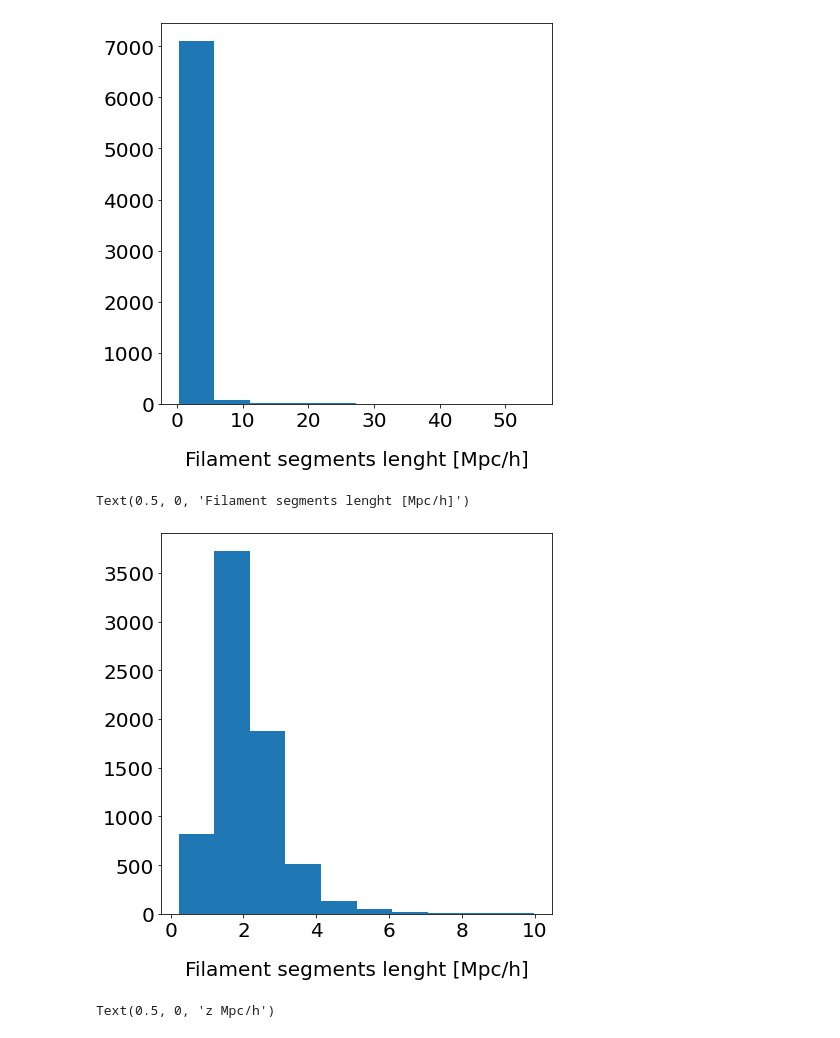
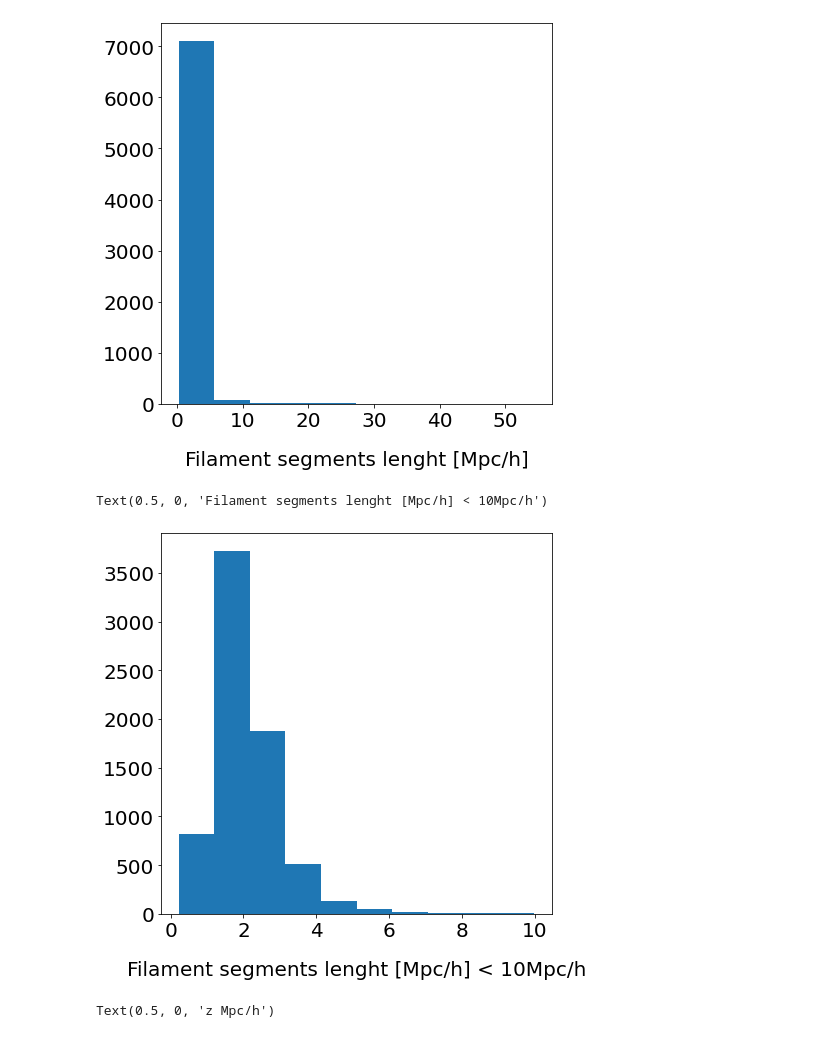
Before and after one commit to jsuarez314/alignment_desi, a Jupyter notebook: GAMA_filaments.ipynb, the cells around one changed output. Cells and saved outputs as stored; diff of their text form; code cells hidden in the pictures.

```diff
--- a/GAMA_filaments.ipynb
+++ b/GAMA_filaments.ipynb
@@ -55,11 +55,11 @@ Text(0.5, 0, 'Filament segments lenght [Mpc/h]')
 # %%
 # filtering for lenghts < 10
 fig = pl.figure(figsize=(7,7))
 _ = pl.hist(D[D<10])
-pl.xlabel('Filament segments lenght [Mpc/h]')
+pl.xlabel('Filament segments lenght [Mpc/h] < 10Mpc/h')
 # %% [output]
-Text(0.5, 0, 'Filament segments lenght [Mpc/h]')
+Text(0.5, 0, 'Filament segments lenght [Mpc/h] < 10Mpc/h')
-[figure, old version]
+[figure, new version]
 # %%
 # Plot a filament with filament segments lenght > 20Mpc
 fig = pl.figure(figsize=(7,7))
```
Also changed, not shown: 3 other files.
